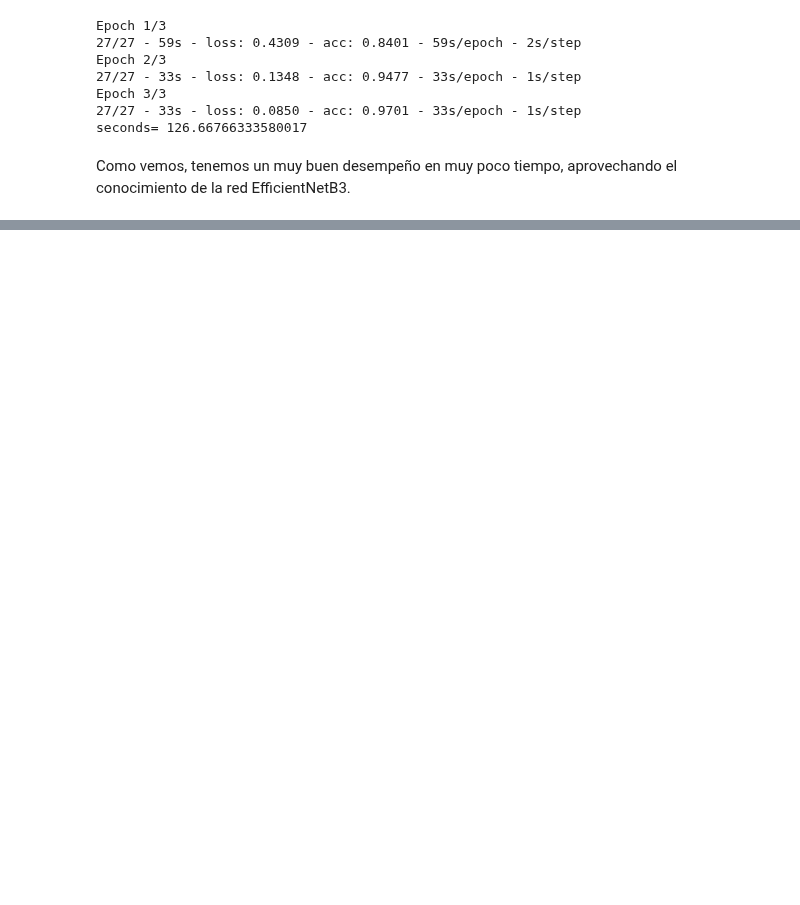
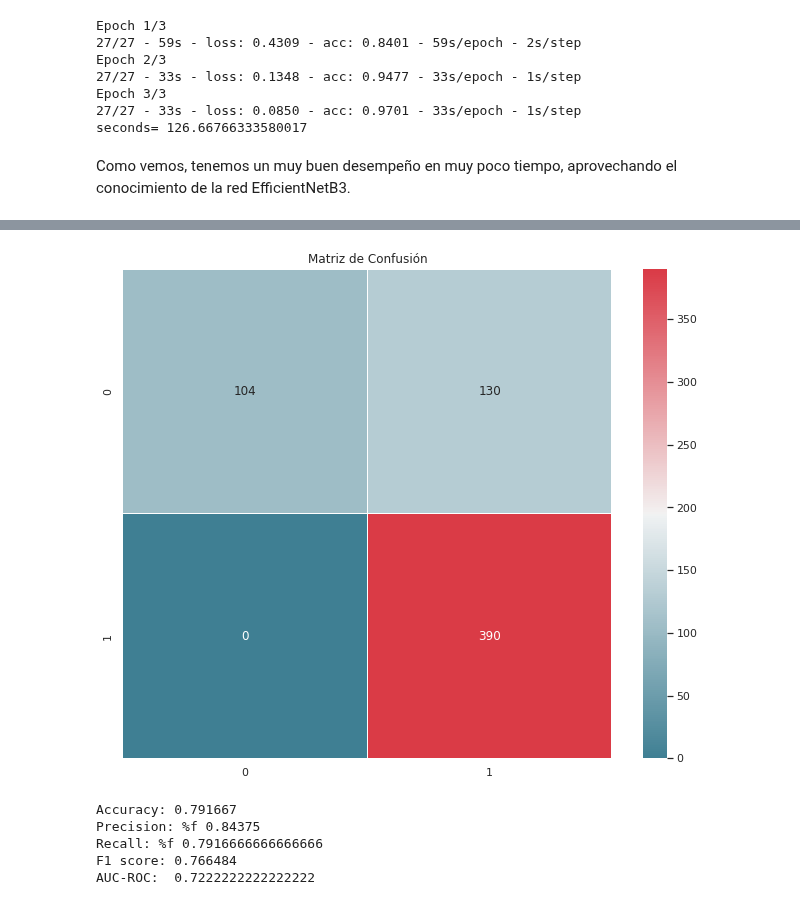
Before and after one commit to JairEsc/Mat_Apl_2, a Jupyter notebook: ML_Neumonia.ipynb, the cells around one changed output, grey strips where cells are left out. Cells and saved outputs as stored; diff of their text form; code cells hidden in the pictures; blank space fills up the shorter version.

```diff
--- a/ML_Neumonia.ipynb
+++ b/ML_Neumonia.ipynb
@@ -318,0 +224,3 @@ Total No-Trainable Parameters :  10783535
+# %%
+model.trainable=True
+model.summary()
@@ -318,0 +274,6 @@ Total No-Trainable Parameters :  10783535
+# %%
+import numpy as np
+
+test_predicted_labels = model.predict(full_test)
+test_true_labels      = np.argmax(test_labels,axis=1)
+test_predicted_labels = np.argmax(test_predicted_labels,axis=1)
@@ -318,0 +282,35 @@ Total No-Trainable Parameters :  10783535
+# %%
+import matplotlib.pyplot as plt
+
+from sklearn.metrics import accuracy_score,confusion_matrix, precision_score, recall_score,roc_auc_score
+
+from sklearn.metrics import f1_score, cohen_kappa_score
+import seaborn as sns
+C = confusion_matrix(test_true_labels, test_predicted_labels)
+
+f, ax = plt.subplots(figsize=(11, 9))
+sns.set()
+cmap = sns.diverging_palette(220, 10, as_cmap=True)
+ax = sns.heatmap(C, cmap=cmap, square=True,
+                 annot=True, fmt='d', linewidths=.5)
+ax.set_title('Matriz de Confusión')
+plt.show()
+accuracy = accuracy_score(test_true_labels, test_predicted_labels)
+print('Accuracy: %f' % accuracy)
+# precision tp / (tp + fp)
+precision = precision_score(test_true_labels, test_predicted_labels,average='weighted')
+print('Precision: %f',precision)
+# recall: tp / (tp + fn)
+recall = recall_score(test_true_labels, test_predicted_labels,average='weighted')
+print('Recall: %f' , recall)
+# f1: 2 tp / (2 tp + fp + fn)
+f1 = f1_score(test_true_labels, test_predicted_labels,average='weighted')
+print('F1 score: %f' % f1)
+print("AUC-ROC: ",roc_auc_score(test_true_labels,test_predicted_labels))
+# %% [output]
+[figure, added]
+Accuracy: 0.791667
+Precision: %f 0.84375
+Recall: %f 0.7916666666666666
+F1 score: 0.766484
+AUC-ROC:  0.7222222222222222
```
Also changed, not shown: parts of 16 cells of this notebook.
